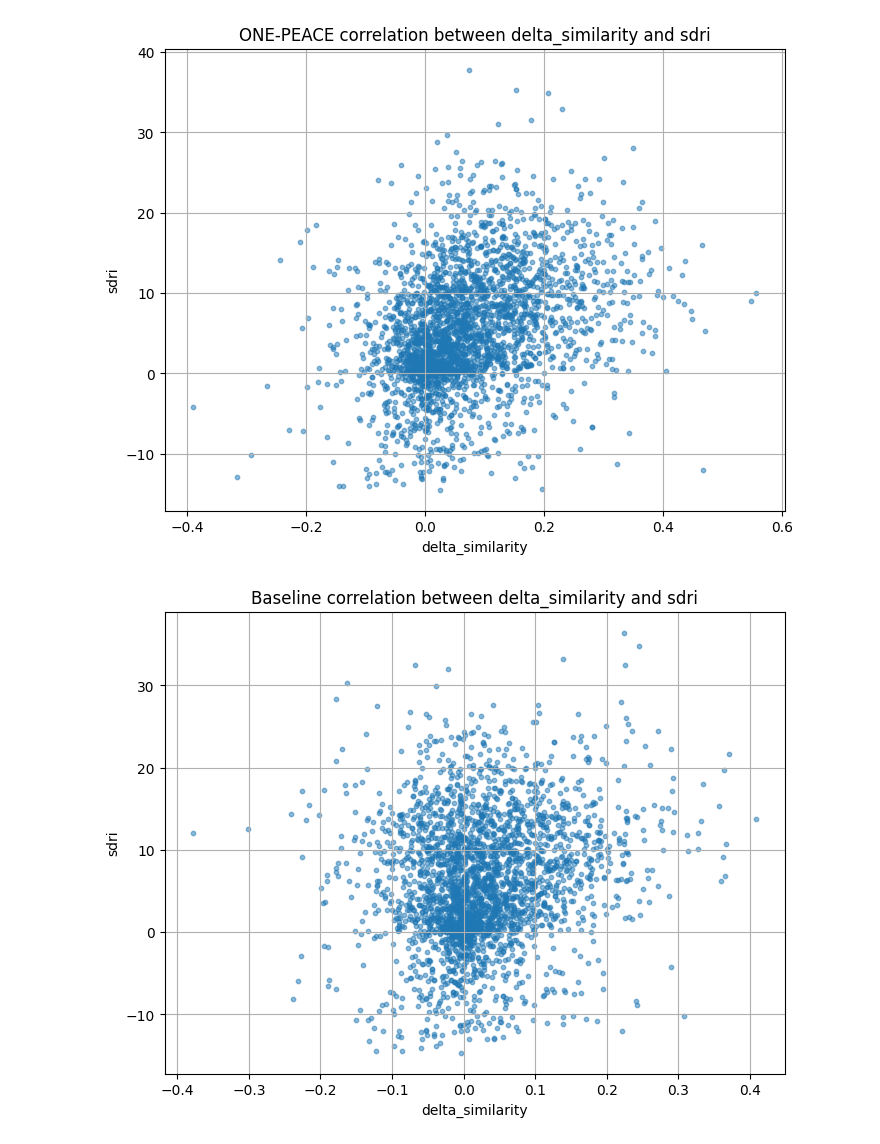
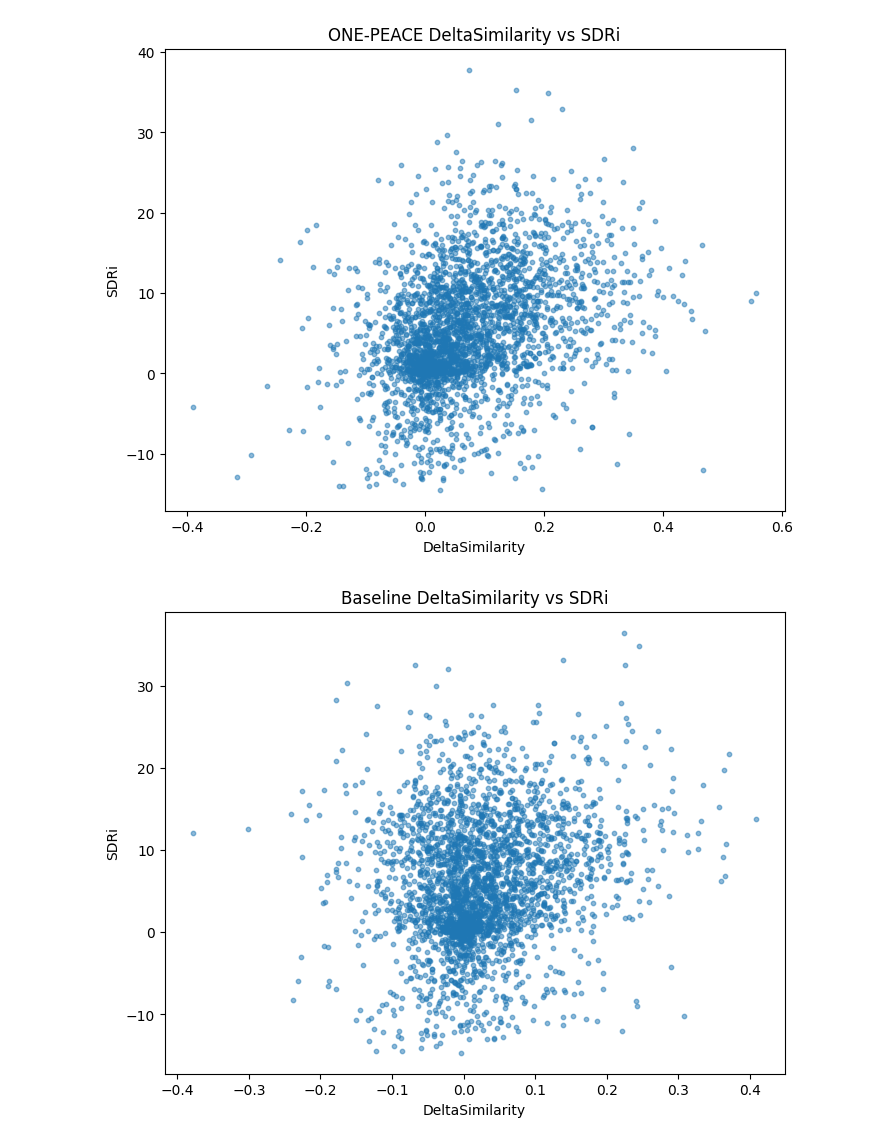
Before and after one commit to Vincent-La/lass-final-project, a Jupyter notebook: eval_similarity_vs_sdr.ipynb, the cells around one changed output. Drawn from its saved outputs; the diff is of its cells as text; code cells hidden in the pictures.

Commit message:
increased dpi and added new plots for similarity vs SDR and SI-SDR

```diff
--- a/eval_similarity_vs_sdr.ipynb
+++ b/eval_similarity_vs_sdr.ipynb
@@ -152,22 +152,20 @@ Highest 5 rows by delta_similarity - sdri:
 # Plot correlation between delta_similarity and delta_sdr
 plt.figure(figsize=(8, 6))
 plt.scatter(one_peace_df['delta_similarity'], one_peace_df['sdri'], alpha=0.5, s=10)
-plt.title('ONE-PEACE correlation between delta_similarity and sdri')
-plt.xlabel('delta_similarity')
-plt.ylabel('sdri')
-plt.grid(True)
-plt.savefig('plots/sim_vs_sdr_one_peace.png')
+plt.title('ONE-PEACE DeltaSimilarity vs SDRi')
+plt.xlabel('DeltaSimilarity')
+plt.ylabel('SDRi')
+plt.savefig('plots/similarity_vs_sdr/onepeace_deltasim_sdri.png', dpi=600)
 plt.show()
 # %% [output]
-[figure, old version]
+[figure, new version]
 # %%
 plt.figure(figsize=(8, 6))
 plt.scatter(baseline_df['delta_similarity'], baseline_df['sdri'], alpha=0.5, s=10)
-plt.title('Baseline correlation between delta_similarity and sdri')
-plt.xlabel('delta_similarity')
-plt.ylabel('sdri')
-plt.grid(True)
-plt.savefig('plots/sim_vs_sdr_baseline.png')
+plt.title('Baseline DeltaSimilarity vs SDRi')
+plt.xlabel('DeltaSimilarity')
+plt.ylabel('SDRi')
+plt.savefig('plots/similarity_vs_sdr/baseline_deltasim_sdri.png', dpi=600)
 plt.show()
 # %% [output]
-[figure, old version]
+[figure, new version]
```
Also changed, not shown: parts of 1 cell of this notebook, 12 other files.
